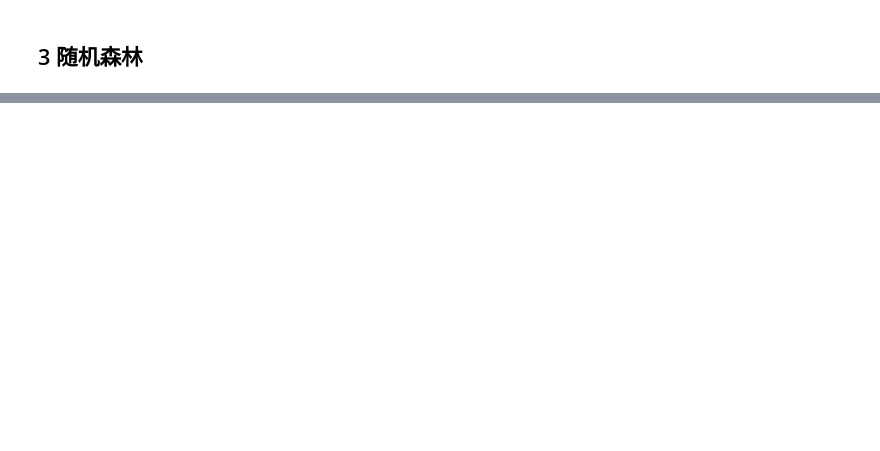
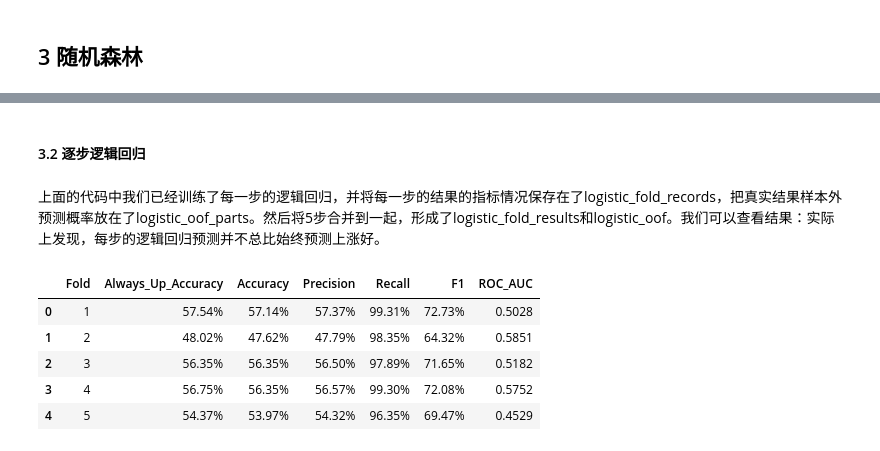
Before and after one commit to BolinYan38/spy-market-timing, a Jupyter notebook: notebooks/01-spy-analysis.ipynb, the cells around one changed output, grey strips where cells are left out. Cells and saved outputs as stored; diff of their text form; code cells hidden in the pictures; blank space fills up the shorter version.

```diff
--- a/notebooks/01-spy-analysis.ipynb
+++ b/notebooks/01-spy-analysis.ipynb
@@ -1026,0 +1209,2 @@ plt.show()
+# %% [markdown]
+#### 3.2 逐步逻辑回归
@@ -1026,0 +1313,20 @@ plt.show()
+# %% [markdown]
+上面的代码中我们已经训练了每一步的逻辑回归，并将每一步的结果的指标情况保存在了logistic_fold_records，把真实结果样本外预测概率放在了logistic_oof_parts。然后将5步合并到一起，形成了logistic_fold_results和logistic_oof。我们可以查看结果：实际上发现，每步的逻辑回归预测并不总比始终预测上涨好。
+# %%
+display(
+    logistic_fold_results.style.format({
+        "Always_Up_Accuracy": "{:.2%}",
+        "Accuracy": "{:.2%}",
+        "Precision": "{:.2%}",
+        "Recall": "{:.2%}",
+        "F1": "{:.2%}",
+        "ROC_AUC": "{:.4f}"
+    })
+)
+# %% [output]
+|  | Fold | Always_Up_Accuracy | Accuracy | Precision | Recall | F1 | ROC_AUC |
+| 0 | 1 | 57.54% | 57.14% | 57.37% | 99.31% | 72.73% | 0.5028 |
+| 1 | 2 | 48.02% | 47.62% | 47.79% | 98.35% | 64.32% | 0.5851 |
+| 2 | 3 | 56.35% | 56.35% | 56.50% | 97.89% | 71.65% | 0.5182 |
+| 3 | 4 | 56.75% | 56.35% | 56.57% | 99.30% | 72.08% | 0.5752 |
+| 4 | 5 | 54.37% | 53.97% | 54.32% | 96.35% | 69.47% | 0.4529 |
```
Also changed, not shown: parts of 28 cells of this notebook, 1 other file.
